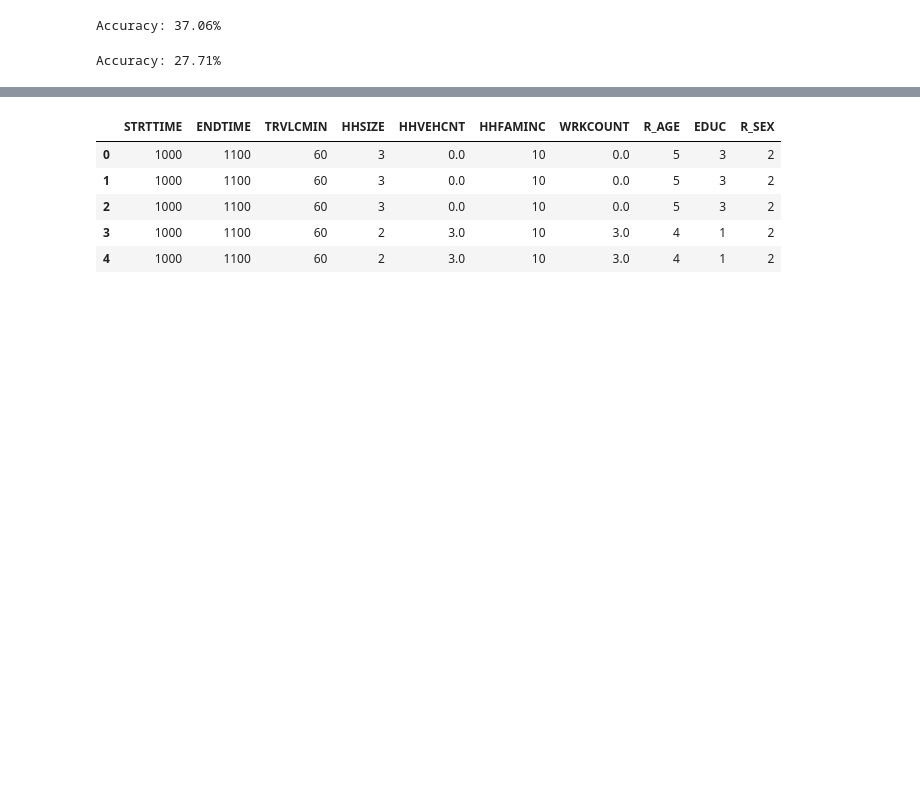
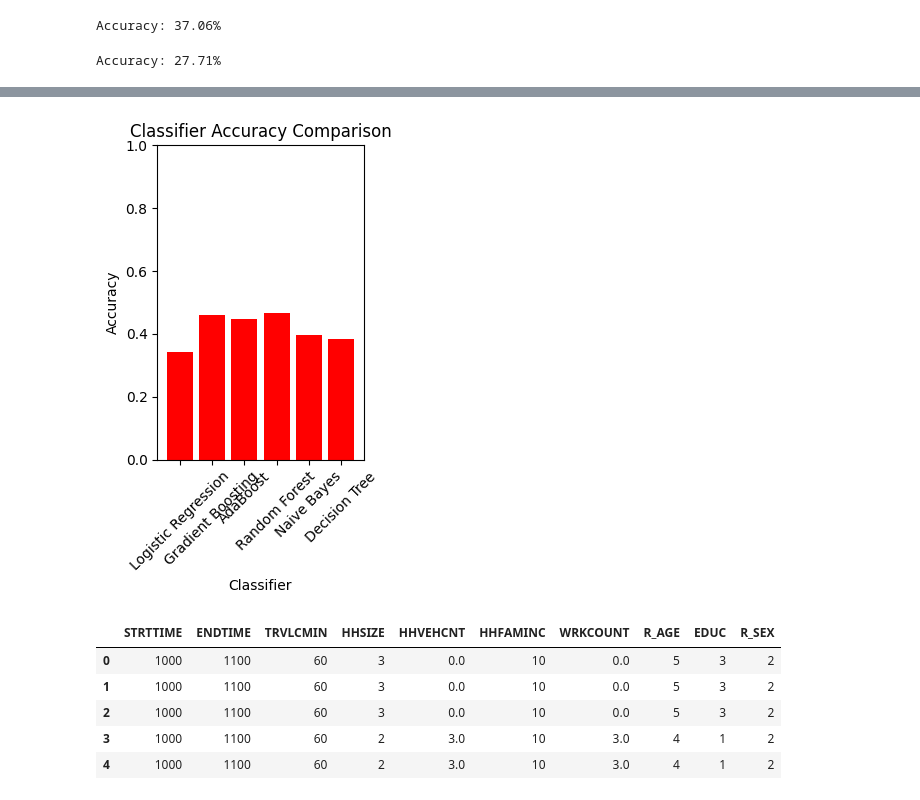
Before and after one commit to abuudarda/synthetic-population-simulation, a Jupyter notebook: Model/trainer_divided.ipynb, the cells around one changed output, grey strips where cells are left out. Saved outputs shown, nothing was run; the diff lists cells and outputs as text; code cells hidden in the pictures; blank space fills up the shorter version.

```diff
--- a/Model/trainer_divided.ipynb
+++ b/Model/trainer_divided.ipynb
@@ -255,3 +267,15 @@ doing SVM
+# %%
+plt.figure(figsize=(3, 5))
+plt.bar(accuracies.keys(), accuracies.values(), color='red')
+plt.xlabel('Classifier')
+plt.ylabel('Accuracy')
+plt.title('Classifier Accuracy Comparison')
+plt.xticks(rotation=45)
+plt.ylim(0, 1)
+plt.tight_layout()
+plt.show()
+# %% [output]
+[figure, added]
 # %%
 model.save("C:\\Users\\abubabu\\Documents\\GitHub\\synthetic-population-simulation\\Model\\v4_cp.h5")
 # %%
```
Also changed, not shown: parts of 7 cells of this notebook, 2 other files.
